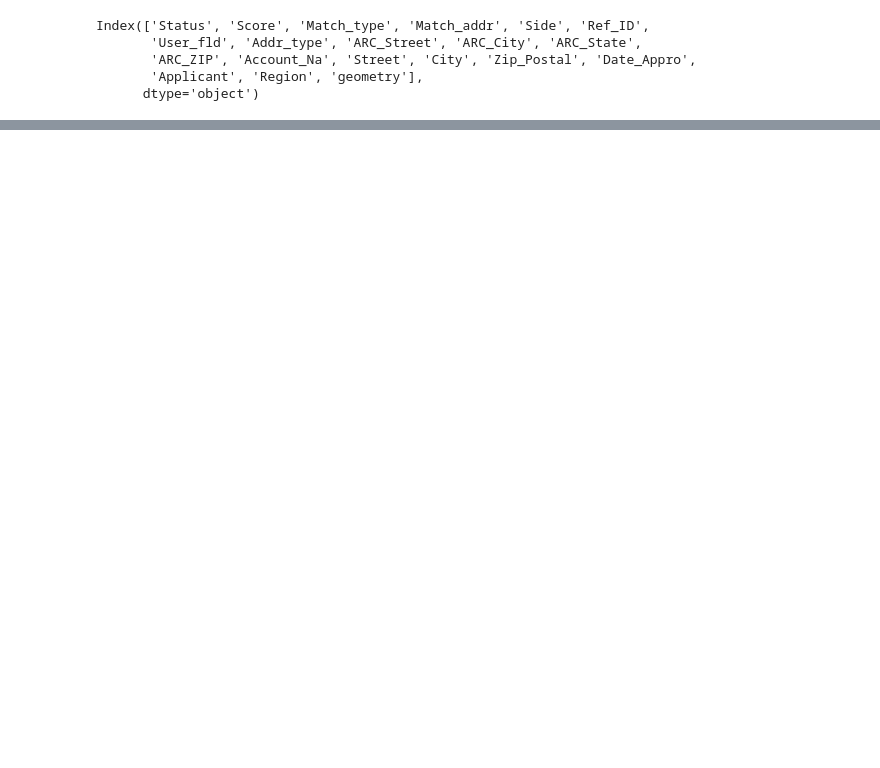
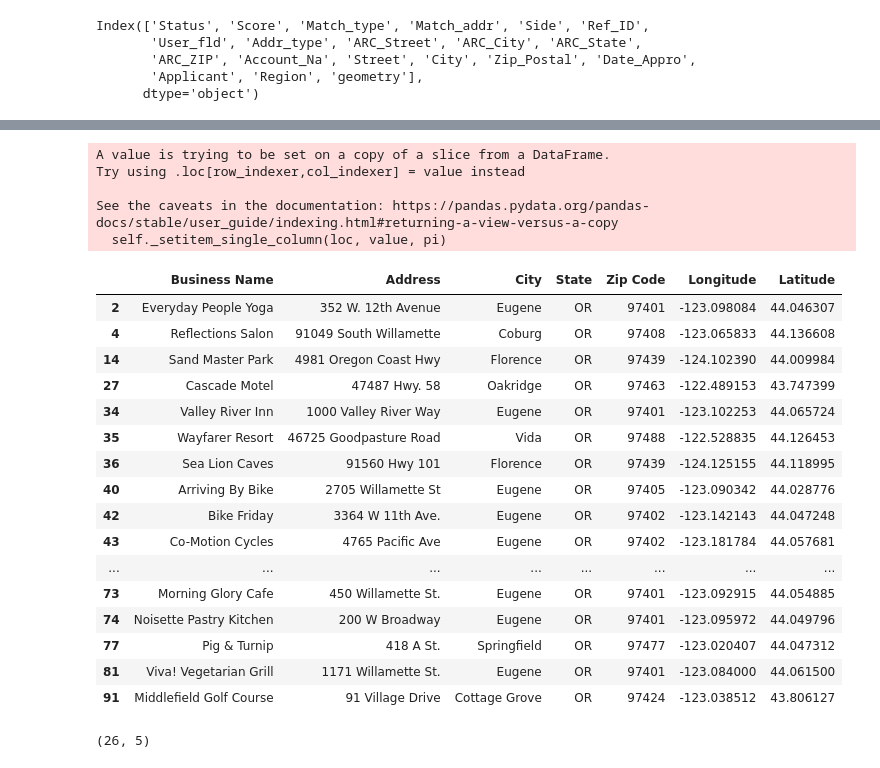
Before and after one commit to dongmeic/BikeCounting, a Jupyter notebook: BikeMap/Bike_Friendly_Businesses.ipynb, the cells around one changed output, grey strips where cells are left out. Drawn from its saved outputs; the diff is of its cells as text; code cells hidden in the pictures; blank space fills up the shorter version.

Commit message:
bike-friendly business

```diff
--- a/BikeMap/Bike_Friendly_Businesses.ipynb
+++ b/BikeMap/Bike_Friendly_Businesses.ipynb
@@ -25,0 +46,2 @@ Index(['Status', 'Score', 'Match_type', 'Match_addr', 'Side', 'Ref_ID',
+# %%
+business = gpd.read_file(r"X:\Projects\RLID\BusinessData\InfoUSA\2021\October\Geocoded.gdb", layer='Oct2021_Geo')
@@ -25,0 +88,2 @@ Index(['Status', 'Score', 'Match_type', 'Match_addr', 'Side', 'Ref_ID',
+# %%
+bfb = pd.read_excel(r"T:\DCProjects\StoryMap\BikeCounting\BikeMap\21.11.22 BFB_Lane County.xlsx")
@@ -25,0 +103,2 @@ Index(['Status', 'Score', 'Match_type', 'Match_addr', 'Side', 'Ref_ID',
+# %%
+df=bfb[bfb['Business Name'].isin(business.biz_business_name)]
@@ -25,0 +117,34 @@ Index(['Status', 'Score', 'Match_type', 'Match_addr', 'Side', 'Ref_ID',
+# %%
+for bizname in df['Business Name'].values:
+    df.loc[df['Business Name']==bizname, 'Longitude'] = business.loc[business['biz_business_name']==bizname, 'biz_longitude'].values[0]
+    df.loc[df['Business Name']==bizname, 'Latitude'] = business.loc[business['biz_business_name']==bizname, 'biz_latitude'].values[0]
+# %% [output]
+A value is trying to be set on a copy of a slice from a DataFrame.
+Try using .loc[row_indexer,col_indexer] = value instead
+
+See the caveats in the documentation: https://pandas.pydata.org/pandas-docs/stable/user_guide/indexing.html#returning-a-view-versus-a-copy
+  self._setitem_single_column(loc, value, pi)
+# %%
+df
+# %% [output]
+|  | Business Name | Address | City | State | Zip Code | Longitude | Latitude |
+| 2 | Everyday People Yoga | 352 W. 12th Avenue | Eugene | OR | 97401 | -123.098084 | 44.046307 |
+| 4 | Reflections Salon | 91049 South Willamette | Coburg | OR | 97408 | -123.065833 | 44.136608 |
+| 14 | Sand Master Park | 4981 Oregon Coast Hwy | Florence | OR | 97439 | -124.102390 | 44.009984 |
+| 27 | Cascade Motel | 47487 Hwy. 58 | Oakridge | OR | 97463 | -122.489153 | 43.747399 |
+| 34 | Valley River Inn | 1000 Valley River Way | Eugene | OR | 97401 | -123.102253 | 44.065724 |
+| 35 | Wayfarer Resort | 46725 Goodpasture Road | Vida | OR | 97488 | -122.528835 | 44.126453 |
+| 36 | Sea Lion Caves | 91560 Hwy 101 | Florence | OR | 97439 | -124.125155 | 44.118995 |
+| 40 | Arriving By Bike | 2705 Willamette St | Eugene | OR | 97405 | -123.090342 | 44.028776 |
+| 42 | Bike Friday | 3364 W 11th Ave. | Eugene | OR | 97402 | -123.142143 | 44.047248 |
+| 43 | Co-Motion Cycles | 4765 Pacific Ave | Eugene | OR | 97402 | -123.181784 | 44.057681 |
+| ... | ... | ... | ... | ... | ... | ... | ... |
+| 73 | Morning Glory Cafe | 450 Willamette St. | Eugene | OR | 97401 | -123.092915 | 44.054885 |
+| 74 | Noisette Pastry Kitchen | 200 W Broadway | Eugene | OR | 97401 | -123.095972 | 44.049796 |
+| 77 | Pig & Turnip | 418 A St. | Springfield | OR | 97477 | -123.020407 | 44.047312 |
+| 81 | Viva! Vegetarian Grill | 1171 Willamette St. | Eugene | OR | 97401 | -123.084000 | 44.061500 |
+| 91 | Middlefield Golf Course | 91 Village Drive | Cottage Grove | OR | 97424 | -123.038512 | 43.806127 |
+# %%
+df.shape
+# %% [output]
+(26, 5)
```
Also changed, not shown: parts of 42 cells of this notebook, 6 other files.
